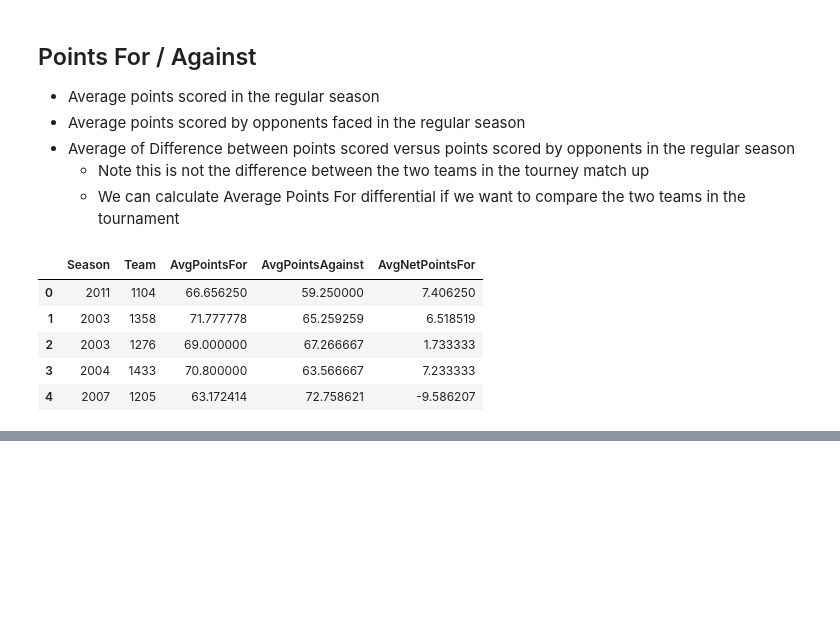
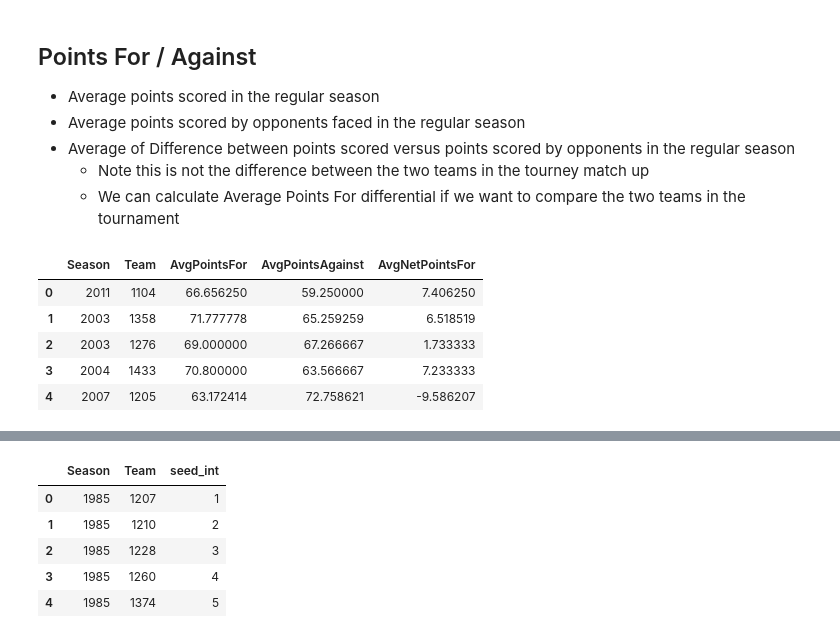
Before and after one commit to elyliu/mids-w207-final_proj-ncaa, a Jupyter notebook: Steve/feature_gen/Add Features.ipynb, the cells around one changed output, grey strips where cells are left out. Drawn from its saved outputs; the diff is of its cells as text; code cells hidden in the pictures; blank space fills up the shorter version.

```diff
--- a/Steve/feature_gen/Add Features.ipynb
+++ b/Steve/feature_gen/Add Features.ipynb
@@ -214,0 +216,30 @@ conn.close()
+# %%
+conn = pg.connect(database='postgres',
+                  user='postgres',
+                  password='w207final',
+                  host='35.185.225.167')
+
+# pull regular season and tourney data to build indexes
+query = '''
+    SELECT "Season", "TeamID" as "Team", "Seed"
+    FROM prod."TourneySeeds"
+'''
+
+df = pd.read_sql_query(query, conn)
+conn.close()
+
+def seed_to_int(seed):
+    #Get just the digits from the seeding. Return as int
+    s_int = int(seed[1:3])
+    return s_int
+
+df['seed_int'] = df.Seed.apply(seed_to_int)
+df.drop(labels=['Seed'], inplace=True, axis=1) # This is the string label
+df.head()
+# %% [output]
+|  | Season | Team | seed_int |
+| 0 | 1985 | 1207 | 1 |
+| 1 | 1985 | 1210 | 2 |
+| 2 | 1985 | 1228 | 3 |
+| 3 | 1985 | 1260 | 4 |
+| 4 | 1985 | 1374 | 5 |
```
Also changed, not shown: parts of 7 cells of this notebook, 1 other file.
